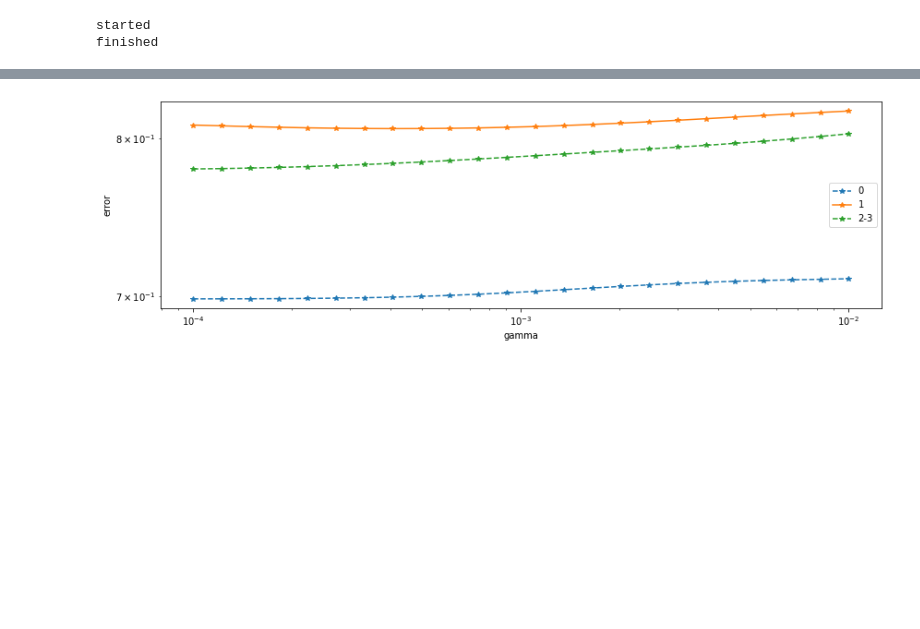
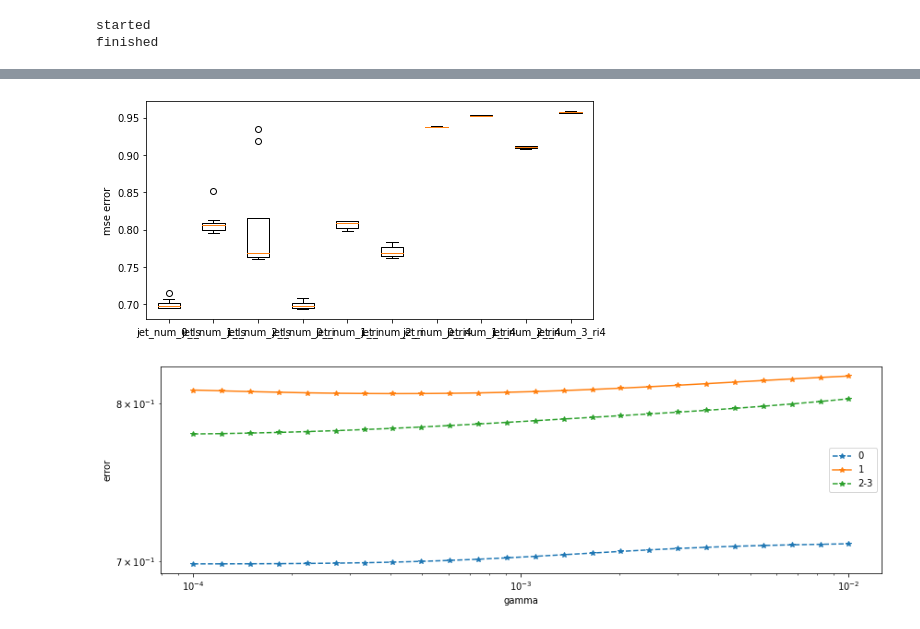
Before and after one commit to madtoinou/CS-433_HBozonClass, a Jupyter notebook: scripts/project1.ipynb, the cells around one changed output, grey strips where cells are left out. Cells and saved outputs as stored; diff of their text form; code cells hidden in the pictures; blank space fills up the shorter version.

```diff
--- a/scripts/project1.ipynb
+++ b/scripts/project1.ipynb
@@ -317,3 +794,32 @@ print(lambdas[idx])
+# %%
+plt.figure(figsize=[8,4])
+plt.boxplot([rmse_0_ls,
+             rmse_1_ls,
+             rmse_2_ls,
+             rmse_0_ri,
+             rmse_1_ri,
+             rmse_2_ri,
+             rmse_0_ri4,
+             rmse_1_ri4,
+             rmse_2_ri4,
+             rmse_3_ri4
+            ],
+            labels=[
+                "jet_num_0_ls",
+                "jet_num_1_ls",
+                "jet_num_2_ls",
+                "jet_num_0_ri",
+                "jet_num_1_ri",
+                "jet_num_2_ri",
+                "jet_num_0_ri4",
+                "jet_num_1_ri4",
+                "jet_num_2_ri4",
+                "jet_num_3_ri4"
+            ])
+plt.ylabel("mse error")
+plt.show()
+# %% [output]
+[figure, added]
 # %%
 f = plt.figure(figsize=(14,14)) # change this if needed
 
```
Also changed, not shown: parts of 16 cells of this notebook, 1 other file.
